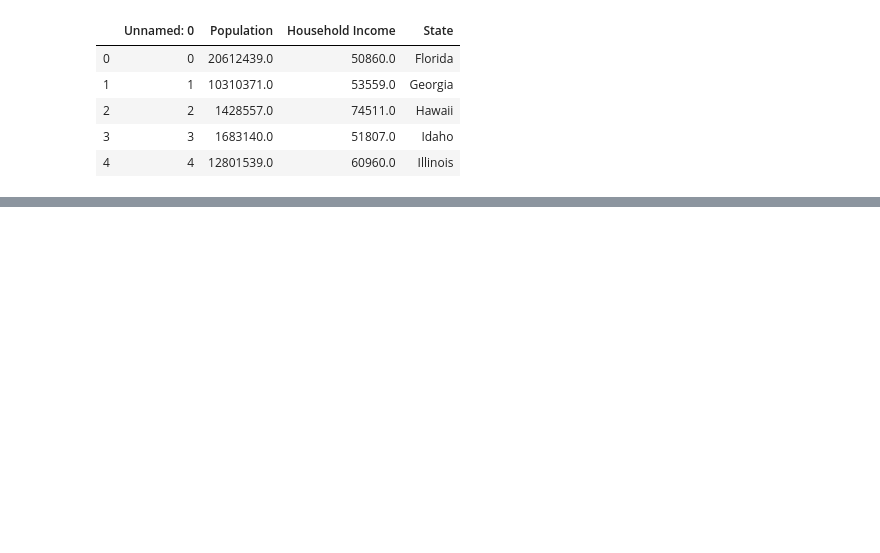
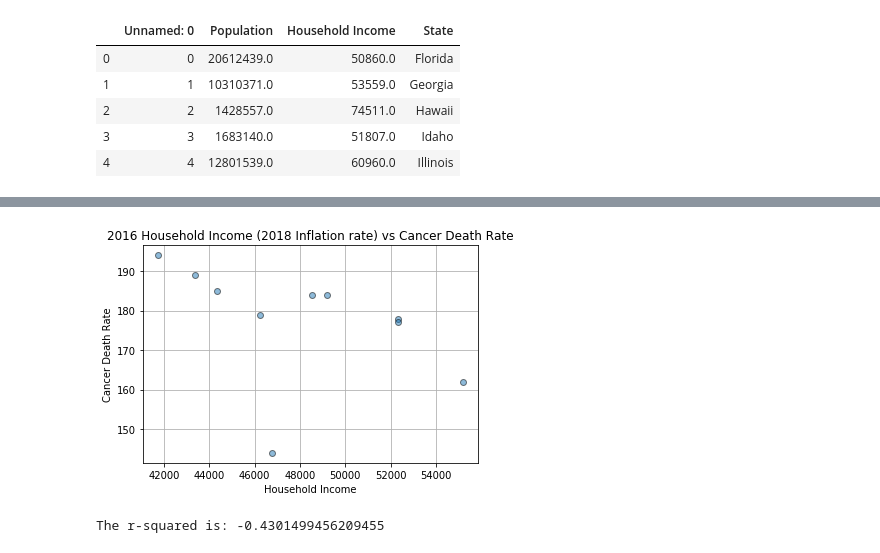
Before and after one commit to settinge/Cancer-and-Nonbiological-Variables, a Jupyter notebook: Income Regression.ipynb, the cells around one changed output, grey strips where cells are left out. Drawn from its saved outputs; the diff is of its cells as text; code cells hidden in the pictures; blank space fills up the shorter version.

```diff
--- a/Income Regression.ipynb
+++ b/Income Regression.ipynb
@@ -73,0 +111,16 @@ top_income.to_csv("top income.csv", sep=",")
+# %%
+plt.scatter(top_household_income, top_death, edgecolors="black", alpha=.5)
+plt.title("2016 Household Income (2018 Inflation rate) vs Cancer Death Rate")
+plt.xlabel("Household Income")
+plt.ylabel("Cancer Death Rate")
+plt.grid()
+(slope, intercept, rvalue, pvalue, stderr) = linregress(top_household_income, top_death)
+tempregress_values = top_household_income*slope + intercept
+templine_eq = "y =" + str(round(slope,2)) + "x=" + str(round(intercept, 2))
+
+plt.savefig("income_vs_cancerdeath.jpg")
+plt.show()
+print(f"The r-squared is: {rvalue}")
+# %% [output]
+[figure, added]
+The r-squared is: -0.4301499456209455
```
Also changed, not shown: parts of 10 cells of this notebook, 44 other files.
